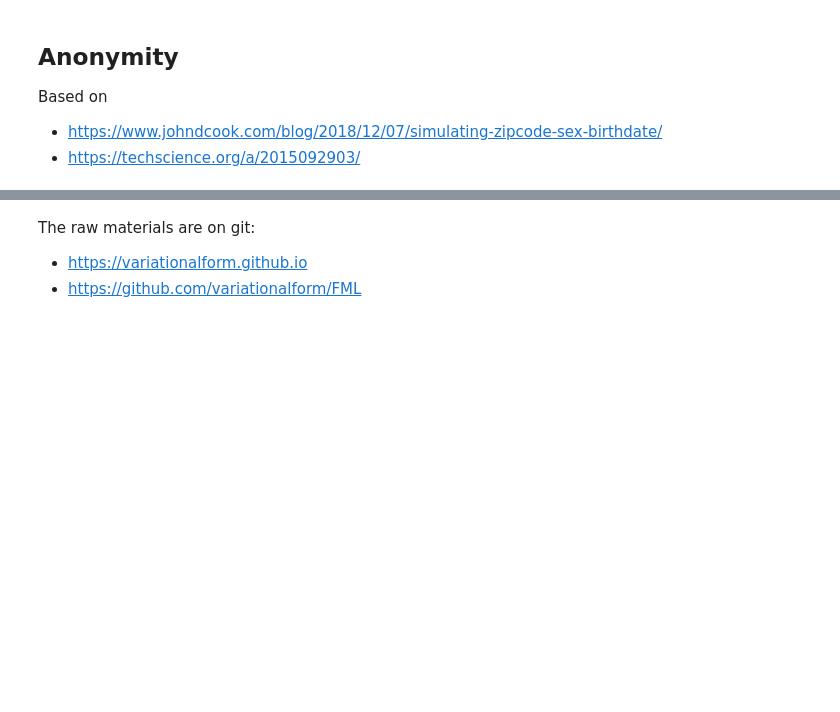
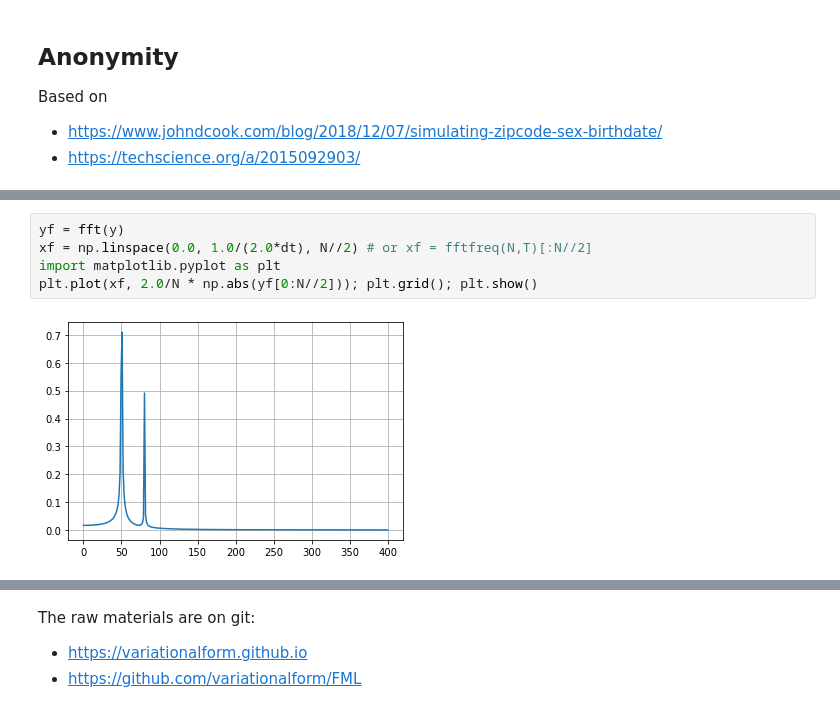
Before and after one commit to variationalform/PythonMathsPrimer, a Jupyter notebook: notebook/PythonMathsPrimer.ipynb, the cells around one changed output, grey strips where cells are left out. Cells and saved outputs as stored; diff of their text form; blank space fills up the shorter version.

```diff
--- a/notebook/PythonMathsPrimer.ipynb
+++ b/notebook/PythonMathsPrimer.ipynb
@@ -347,0 +415,7 @@ print( len(buckets[buckets==1])+2*len(buckets[buckets==2])
+# %%
+yf = fft(y)
+xf = np.linspace(0.0, 1.0/(2.0*dt), N//2) # or xf = fftfreq(N,T)[:N//2]
+import matplotlib.pyplot as plt
+plt.plot(xf, 2.0/N * np.abs(yf[0:N//2])); plt.grid(); plt.show()
+# %% [output]
+[figure, added]
```
Also changed, not shown: parts of 31 cells of this notebook, 9 other files.
